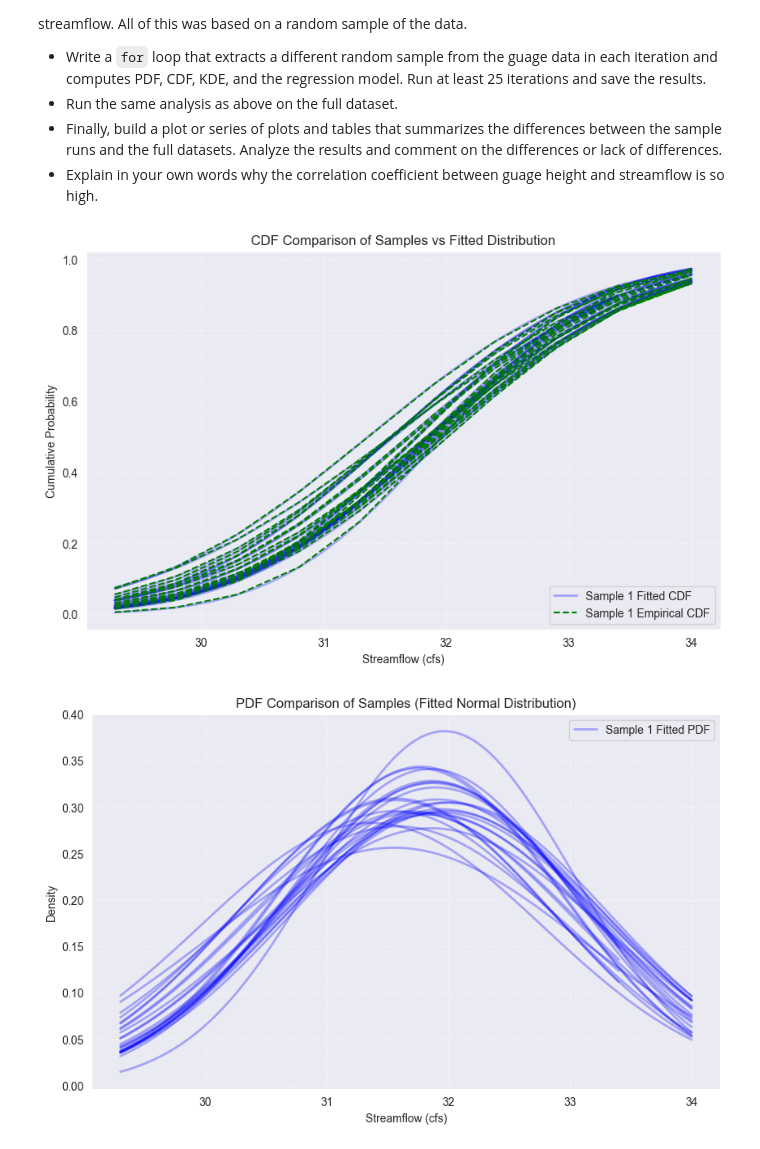
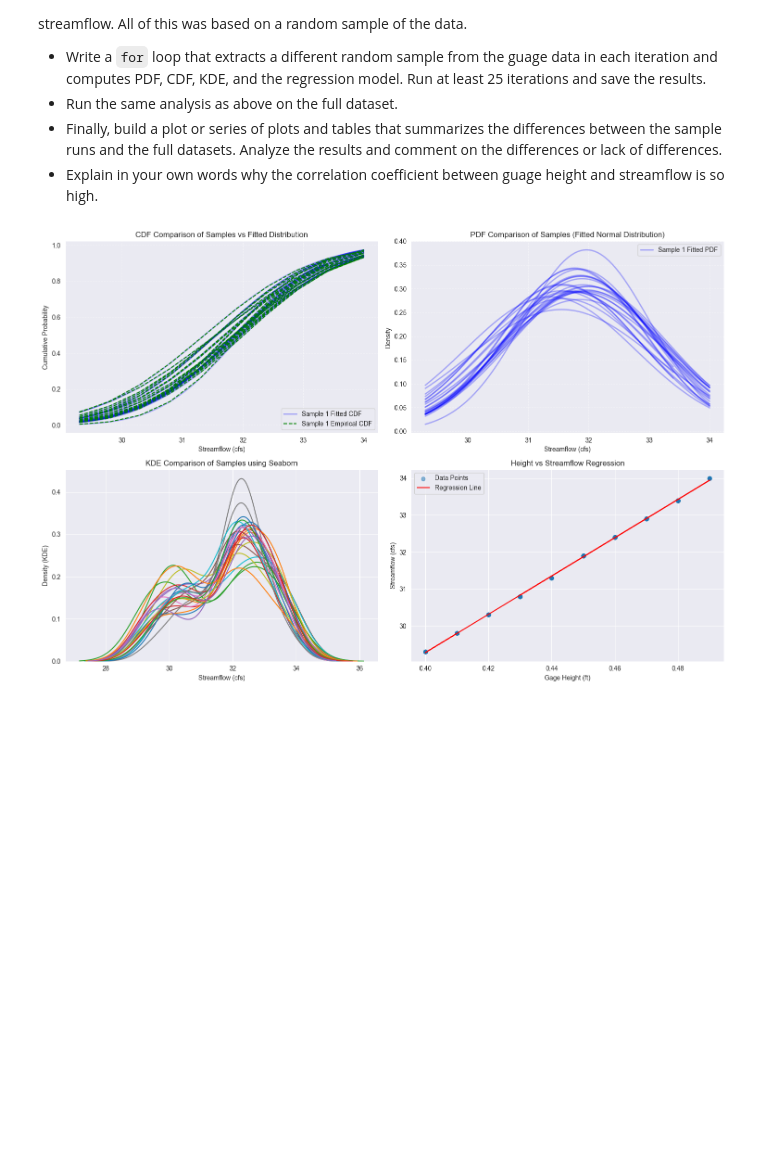
Before and after one commit to dugku/Thingy, a Jupyter notebook: Exams/Purtle_Exam_2_Week_11.ipynb, the cells around one changed output. Cells and saved outputs as stored; diff of their text form; code cells hidden in the pictures; blank space fills up the shorter version.

```diff
--- a/Exams/Purtle_Exam_2_Week_11.ipynb
+++ b/Exams/Purtle_Exam_2_Week_11.ipynb
@@ -215,6 +208,7 @@ In Case Study 6, we explored guage hight and stream flow values captured at 15-m
 - Explain in your own words why the correlation coefficient between guage height and streamflow is so high.
 # %%
 # Provide your answer the cells here and below.
+# Load the data from the uploaded file
 eagledata = pd.read_excel(".\\Data\\gage_war_eagle.xlsx")
 
 def analyzeData(data):
@@ -246,7 +240,7 @@ def analyzeData(data):
     }
     return results
 
-# Generate 5 random samples and analyze each for demonstration
+# Generate 25 random samples and analyze each
 sample_results = []
 for i in range(25):
     sample = eagledata.sample(n=50, random_state=i, axis=0, ignore_index=True)
@@ -255,8 +249,11 @@ for i in range(25):
 # Full dataset analysis
 full_results = analyzeData(eagledata)
 
-# Plot CDFs for each sample compared to the fitted distribution CDF
-plt.figure(figsize=(10, 6))
+# Plotting all four graphs in one figure
+plt.figure(figsize=(15, 10))
+
+# CDF Plot
+plt.subplot(2, 2, 1)
 for i, sample in enumerate(sample_results):
     flow_sorted = sample['flow_sorted']
     sflow_cdf = sample['cdf']
@@ -271,45 +268,51 @@ for i, sample in enumerate(sample_results):
     # Plot the sample data's CDF
     plt.plot(flow_sorted, sflow_cdf, color="green", linestyle="--", label=f"Sample {i+1} Empirical CDF" if i == 0 else "")
 
-# Titles, labels, legend, and grid for clarity
 plt.title("CDF Comparison of Samples vs Fitted Distribution")
 plt.xlabel("Streamflow (cfs)")
 plt.ylabel("Cumulative Probability")
 plt.legend(loc="lower right")
 plt.grid(True, linestyle="--", alpha=0.5)
 
-plt.show()
-
-plt.figure(figsize=(10, 6))
+# PDF Plot
+plt.subplot(2, 2, 2)
 for i, sample in enumerate(sample_results):
     flow_sorted = sample['flow_sorted']
     sflow_pdf = sample['pdf']
 
     # Generate PDF for the fitted distribution
     x_val_range = np.linspace(flow_sorted.min(), flow_sorted.max(), 100)
     xvals_pdf_output = sample['flow_rv'].pdf(x_val_range)
 
     # Plot the fitted distribution PDF
     plt.plot(x_val_range, xvals_pdf_output, color="blue", alpha=0.3, linewidth=2, label=f"Sample {i+1} Fitted PDF" if i == 0 else "")
 
-# Titles, labels, legend, and grid for clarity
 plt.title("PDF Comparison of Samples (Fitted Normal Distribution)")
 plt.xlabel("Streamflow (cfs)")
 plt.ylabel("Density")
 plt.legend(loc="upper right")
 plt.grid(True, linestyle="--", alpha=0.5)
 
-plt.show()
-
-plt.figure(figsize=(10, 6))
+# KDE Plot
+plt.subplot(2, 2, 3)
 for i, result in enumerate(sample_results):  # Limiting to first 5 for clarity
     sns.kdeplot(result['flow_sorted'], label=f'Sample {i+1} KDE')
 
 plt.title("KDE Comparison of Samples using Seaborn")
 plt.xlabel("Streamflow (cfs)")
 plt.ylabel("Density (KDE)")
+
+# Regression Plot
+plt.subplot(2, 2, 4)
+plt.scatter(full_results['height'], eagledata['streamflow_cfs'], label='Data Points', alpha=0.5)
+plt.plot(full_results['height'], full_results['slope'] * full_results['height'] + full_results['intercept'], color='red', label='Regression Line')
+plt.title("Height vs Streamflow Regression")
+plt.xlabel("Gage Height (ft)")
+plt.ylabel("Streamflow (cfs)")
 plt.legend()
+plt.grid(True)
+
+plt.tight_layout()
 plt.show()
 # %% [output]
-[figure, old version]
+[figure, new version]
-[figure, removed]
```
Also changed, not shown: parts of 8 cells of this notebook.
